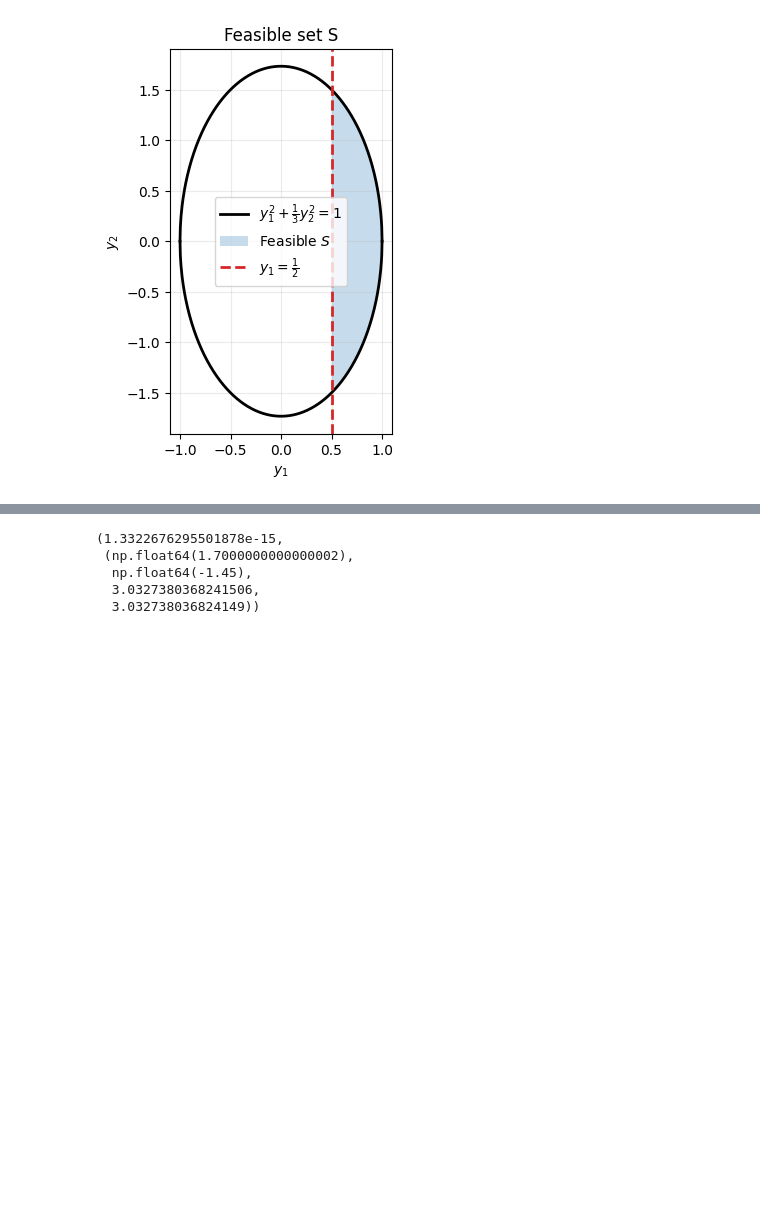
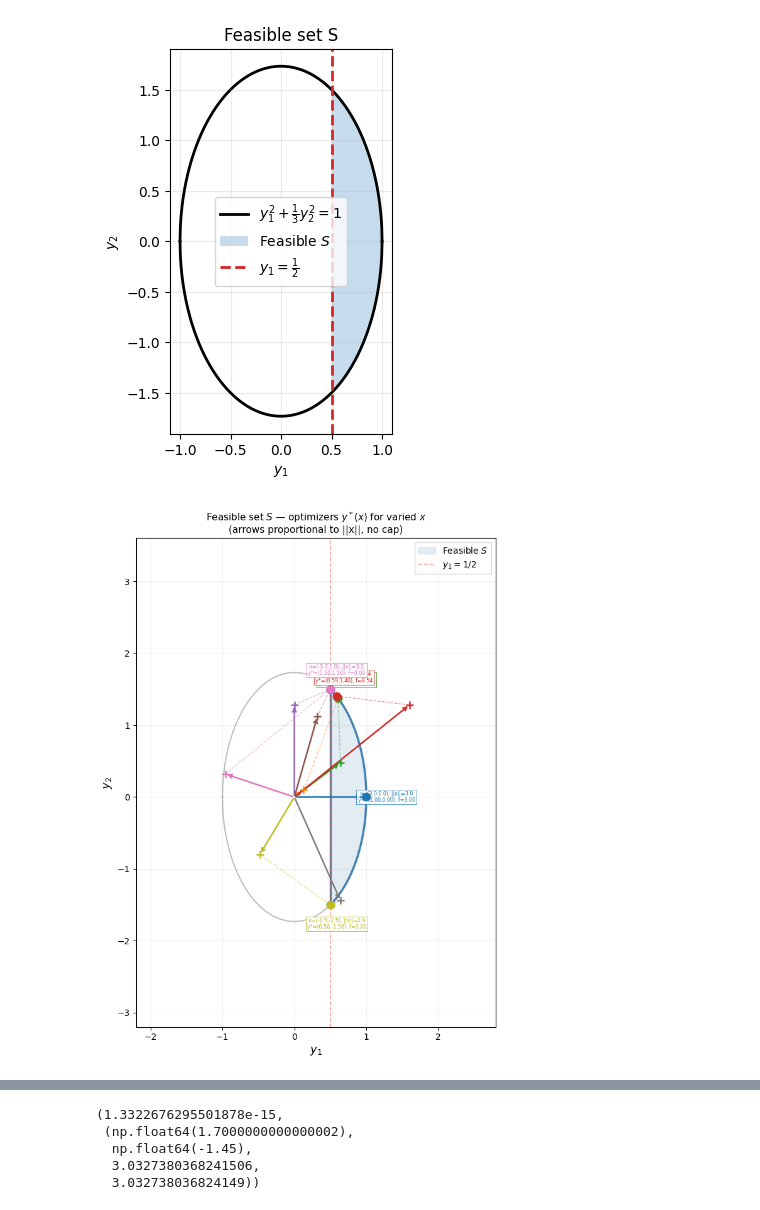
Before and after one commit to Nikhilesh-B/HW-Spring-2026, a Jupyter notebook: Non-linear optimization/hw5.ipynb, the cells around one changed output, grey strips where cells are left out. Drawn from its saved outputs; the diff is of its cells as text; code cells hidden in the pictures; blank space fills up the shorter version.

```diff
--- a/Non-linear optimization/hw5.ipynb
+++ b/Non-linear optimization/hw5.ipynb
@@ -98,3 +98,87 @@ def verify_on_grid(x1_range=(-2, 2), x2_range=(-2, 2), m=201):
 plot_S()
 # %% [output]
 [figure]
+# %%
+
+# (a) Plot S with varied x vectors — different directions, norms, both regimes
+
+sample_xs = [
+    # Arc regime (|x2| <= x1, x1 > 0)
+    ( 3.0,  0.0),    # large norm, points right
+    ( 0.4,  0.3),    # small norm (~0.5), shallow angle
+    ( 2.0,  1.5),    # moderate norm, near arc/corner boundary
+    ( 5.0,  4.0),    # very large norm, diagonal but still arc regime
+    # Corner-pinned regime
+    ( 0.0,  4.0),    # large norm, straight up → upper corner
+    ( 1.0,  3.5),    # large norm, steep → upper corner
+    (-3.0,  1.0),    # large norm, pointing left → upper corner
+    ( 2.0, -4.5),    # very large norm, past lower corner
+    (-1.5, -2.5),    # moderate-large norm, left+down → lower corner
+]
+
+colors = plt.cm.tab10.colors
+
+n = 600
+y1_arc = np.linspace(0.5, 1.0, n)
+y2_arc = np.sqrt(np.maximum(0.0, 3 * (1 - y1_arc**2)))
+
+fig, ax = plt.subplots(figsize=(10, 9))
+
+# Full ellipse outline (faint)
+y1_ell = np.linspace(-1, 1, n)
+y2_ell = np.sqrt(np.maximum(0.0, 3 * (1 - y1_ell**2)))
+ax.plot(y1_ell,  y2_ell, color="black", lw=1.5, alpha=0.25)
+ax.plot(y1_ell, -y2_ell, color="black", lw=1.5, alpha=0.25)
+
+# Shade feasible S
+ax.fill_between(y1_arc, -y2_arc, y2_arc, alpha=0.15, color="steelblue", label="Feasible $S$")
+ax.plot(y1_arc,  y2_arc, color="steelblue", lw=2.5)
+ax.plot(y1_arc, -y2_arc, color="steelblue", lw=2.5)
+ax.plot([0.5, 0.5], [-y2_arc[0], y2_arc[0]], color="steelblue", lw=2.5)
+
+ax.axvline(0.5, color="tomato", ls="--", lw=1.2, alpha=0.6, label=r"$y_1 = 1/2$")
+ax.set_aspect("equal")
+ax.grid(True, alpha=0.2)
+ax.set_xlabel(r"$y_1$", fontsize=13)
+ax.set_ylabel(r"$y_2$", fontsize=13)
+ax.set_title("Feasible set $S$ — optimizers $y^*(x)$ for varied $x$\n(arrows proportional to ||x||, no cap)", fontsize=11)
+
+arrow_scale = 0.32   # plot units per unit of ||x|| — no cap applied
+
+for i, (x1, x2) in enumerate(sample_xs):
+    c = colors[i % len(colors)]
+    y1s, y2s = y_star(x1, x2)
+    val = x1 * y1s + x2 * y2s
+
+    norm = np.sqrt(x1**2 + x2**2)
+    tip_len = norm * arrow_scale          # proportional, uncapped
+    tip = (tip_len * x1/norm, tip_len * x2/norm)
+
+    # Arrow proportional to ||x||
+    ax.annotate("", xy=tip, xytext=(0, 0),
+                arrowprops=dict(arrowstyle="->", color=c, lw=1.8))
+
+    # Cross at tip of x
+    ax.plot(*tip, "+", color=c, ms=8, mew=1.8, zorder=6)
+
+    # Dot at y*
+    ax.plot(y1s, y2s, "o", color=c, ms=9, zorder=5)
+
+    # Dashed connector from arrow tip to y*
+    ax.plot([tip[0], y1s], [tip[1], y2s], "--", color=c, lw=0.9, alpha=0.5)
+
+    # Label near y*
+    offset_dir = np.array([y1s, y2s])
+    offset_dir = offset_dir / (np.linalg.norm(offset_dir) + 1e-9) * 0.28
+    label = f"x=({x1},{x2}), ||x||={norm:.1f}\ny*=({y1s:.2f},{y2s:.2f}), f={val:.2f}"
+    ax.text(y1s + offset_dir[0], y2s + offset_dir[1], label,
+            fontsize=5.8, color=c, ha="center", va="center",
+            bbox=dict(fc="white", ec=c, lw=0.6, alpha=0.88, pad=1.5))
+
+ax.set_xlim(-2.2, 2.8)
+ax.set_ylim(-3.2, 3.6)
+ax.legend(fontsize=10)
+plt.tight_layout()
+plt.show()
+# %% [output]
+[figure, added]
```
Also changed, not shown: parts of 5 cells of this notebook, 1 other file.
